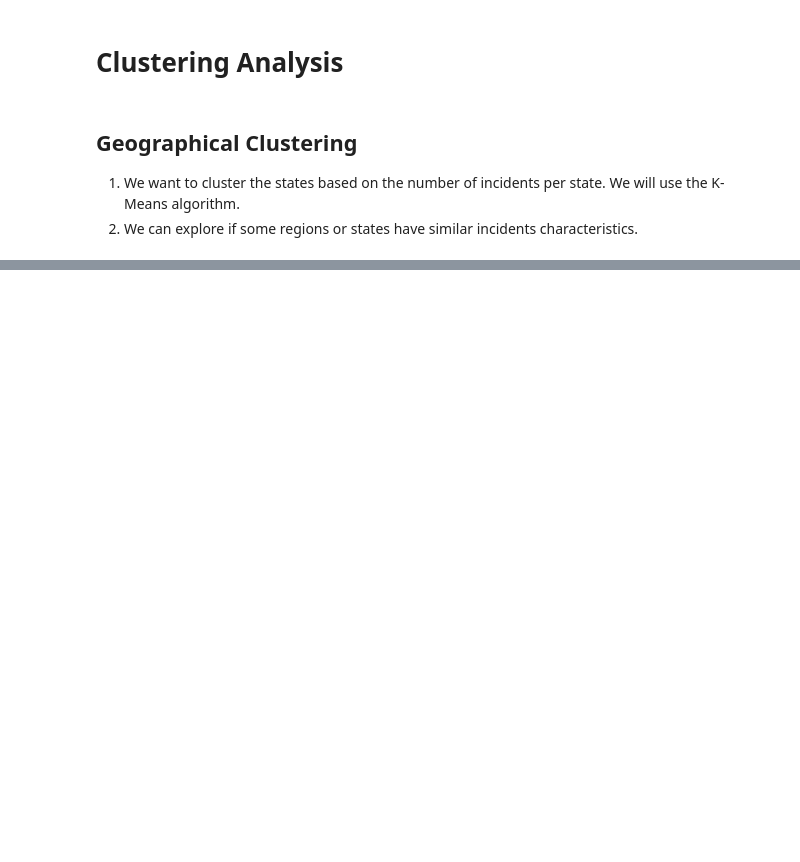
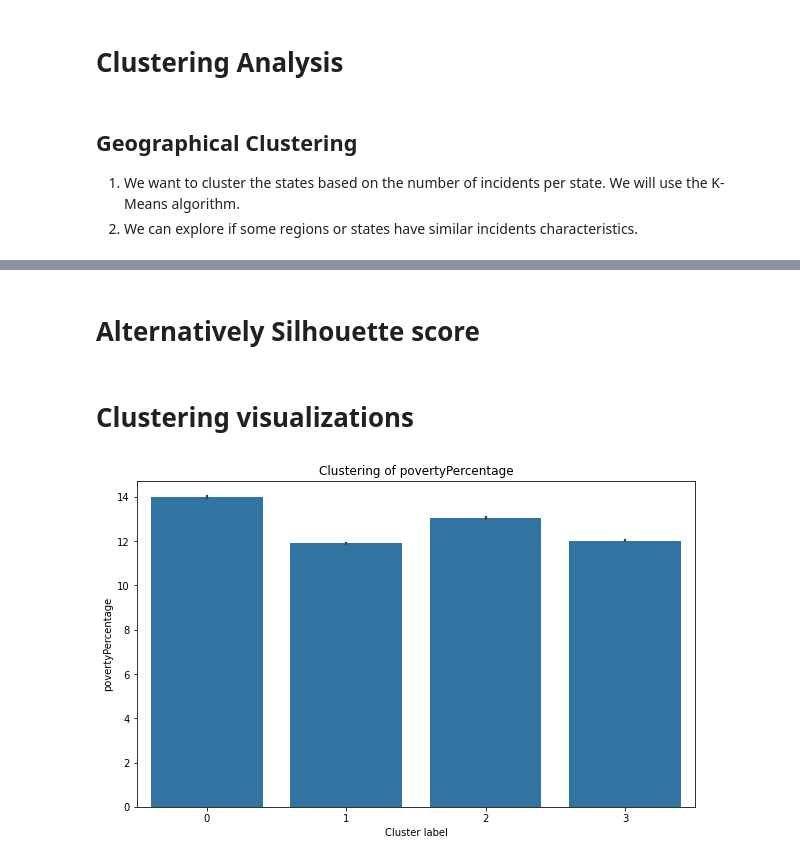
Before and after one commit to TheDarkPyotr/DataMining2023, a Jupyter notebook: source/Task2_Clustering_Analysis.ipynb, the cells around one changed output, grey strips where cells are left out. Saved outputs shown, nothing was run; the diff lists cells and outputs as text; code cells hidden in the pictures; blank space fills up the shorter version.

```diff
--- a/source/Task2_Clustering_Analysis.ipynb
+++ b/source/Task2_Clustering_Analysis.ipynb
@@ -187,0 +218,8 @@ plt.show()
+# %%
+# Using the predefined function to perform clustering on each variable and storing the different models in a list
+models = []
+# take only columns with numeric values
+numeric_columns = df_merged_clustering.select_dtypes(include=[np.number]).columns
+
+df_subset = df_merged_clustering[numeric_columns]
+#take n samples : be careful quadratic in number of samples
@@ -187,0 +228,12 @@ plt.show()
+# %%
+# We have latitude, longitude, n_killed, povertyPercentage: so we can clusterize
+# these 4 variables obtaining a feature selection that reduces the dimensionality
+
+# select colums from df_merged_clustering that are named as follows :  'n_killed', 'poveryPercentage'
+columns = ['povertyPercentage', 'n_killed', 'n_injured', 'n_arrested', 'n_unharmed']
+selected_columns = df_subset
+
+scaler = StandardScaler()
+selected_columns_scaled = scaler.fit_transform(selected_columns)
+# perform clustering on the selected columns
+cluster_povery_danger = perform_clustering(selected_columns, columns)
@@ -187,0 +266,19 @@ plt.show()
+# %% [markdown]
+# Alternatively Silhouette score
+# %% [markdown]
+# Clustering visualizations
+# %%
+# Clustering visualization of males_to_females_ratio
+
+# Take the model with 4 clusters
+kmeans = cluster_povery_danger[0][2]
+
+# Create a barplot of the clusters
+plt.figure(figsize=(10, 6))
+sns.barplot(x=kmeans.labels_, y=df_subset['povertyPercentage'])
+plt.xlabel('Cluster label')
+plt.ylabel('povertyPercentage')
+plt.title('Clustering of povertyPercentage')
+plt.show()
+# %% [output]
+[figure, added]
```
Also changed, not shown: parts of 26 cells of this notebook, 5 other files.
